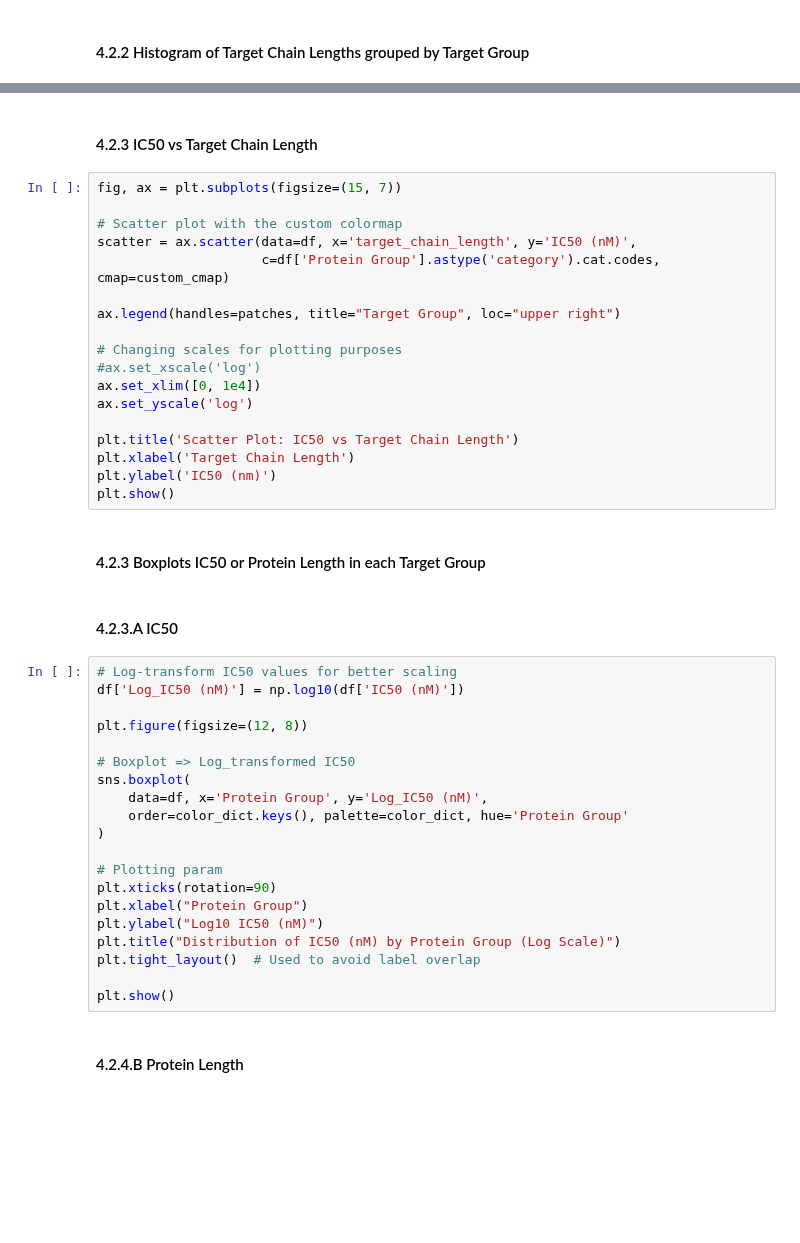
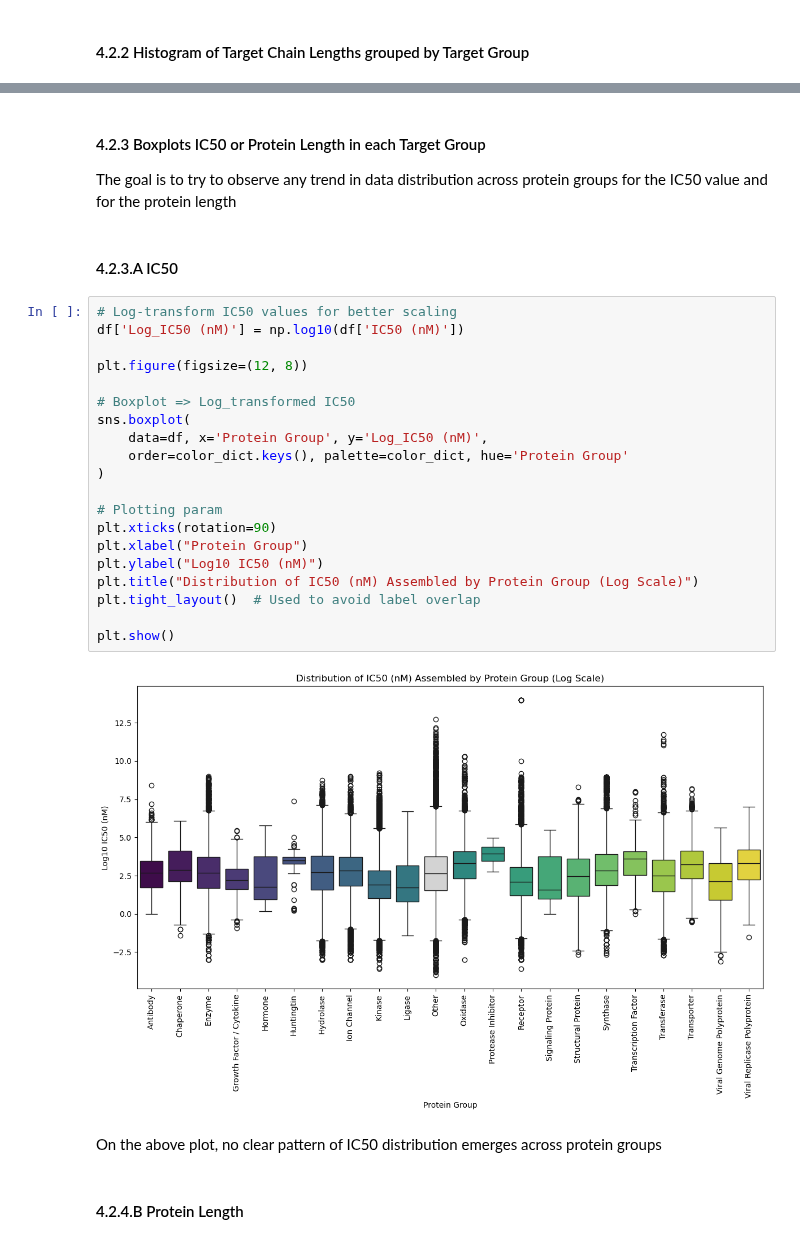
Before and after one commit to epfl-ada/ada-2024-project-abrac-adabra, a Jupyter notebook: results.ipynb, the cells around one changed output, grey strips where cells are left out. Saved outputs shown, nothing was run; the diff lists cells and outputs as text; blank space fills up the shorter version.

```diff
--- a/results.ipynb
+++ b/results.ipynb
@@ -398,46 +447,31 @@ plt.show()
-# %% [markdown]
-#### 4.2.3 IC50 vs Target Chain Length
-# %%
-fig, ax = plt.subplots(figsize=(15, 7))
-
-# Scatter plot with the custom colormap
-scatter = ax.scatter(data=df, x='target_chain_length', y='IC50 (nM)',
-                     c=df['Protein Group'].astype('category').cat.codes, cmap=custom_cmap)
-
-ax.legend(handles=patches, title="Target Group", loc="upper right")
-
-# Changing scales for plotting purposes
-#ax.set_xscale('log')
-ax.set_xlim([0, 1e4])
-ax.set_yscale('log')
-
-plt.title('Scatter Plot: IC50 vs Target Chain Length')
-plt.xlabel('Target Chain Length')
-plt.ylabel('IC50 (nm)')
-plt.show()
 # %% [markdown]
 #### 4.2.3 Boxplots IC50 or Protein Length in each Target Group
+The goal is to try to observe any trend in data distribution across protein groups for the IC50 value and for the protein length
 # %% [markdown]
 #### 4.2.3.A IC50
 # %%
 # Log-transform IC50 values for better scaling
 df['Log_IC50 (nM)'] = np.log10(df['IC50 (nM)'])
 
 plt.figure(figsize=(12, 8))
 
 # Boxplot => Log_transformed IC50
 sns.boxplot(
     data=df, x='Protein Group', y='Log_IC50 (nM)',
     order=color_dict.keys(), palette=color_dict, hue='Protein Group'
 )
 
 # Plotting param
 plt.xticks(rotation=90)
 plt.xlabel("Protein Group")
 plt.ylabel("Log10 IC50 (nM)")
-plt.title("Distribution of IC50 (nM) by Protein Group (Log Scale)")
+plt.title("Distribution of IC50 (nM) Assembled by Protein Group (Log Scale)")
 plt.tight_layout()  # Used to avoid label overlap
 
 plt.show()
+# %% [output]
+[figure, added]
+# %% [markdown]
+On the above plot, no clear pattern of IC50 distribution emerges across protein groups
 # %% [markdown]
 #### 4.2.4.B Protein Length
```
Also changed, not shown: parts of 12 cells of this notebook.
